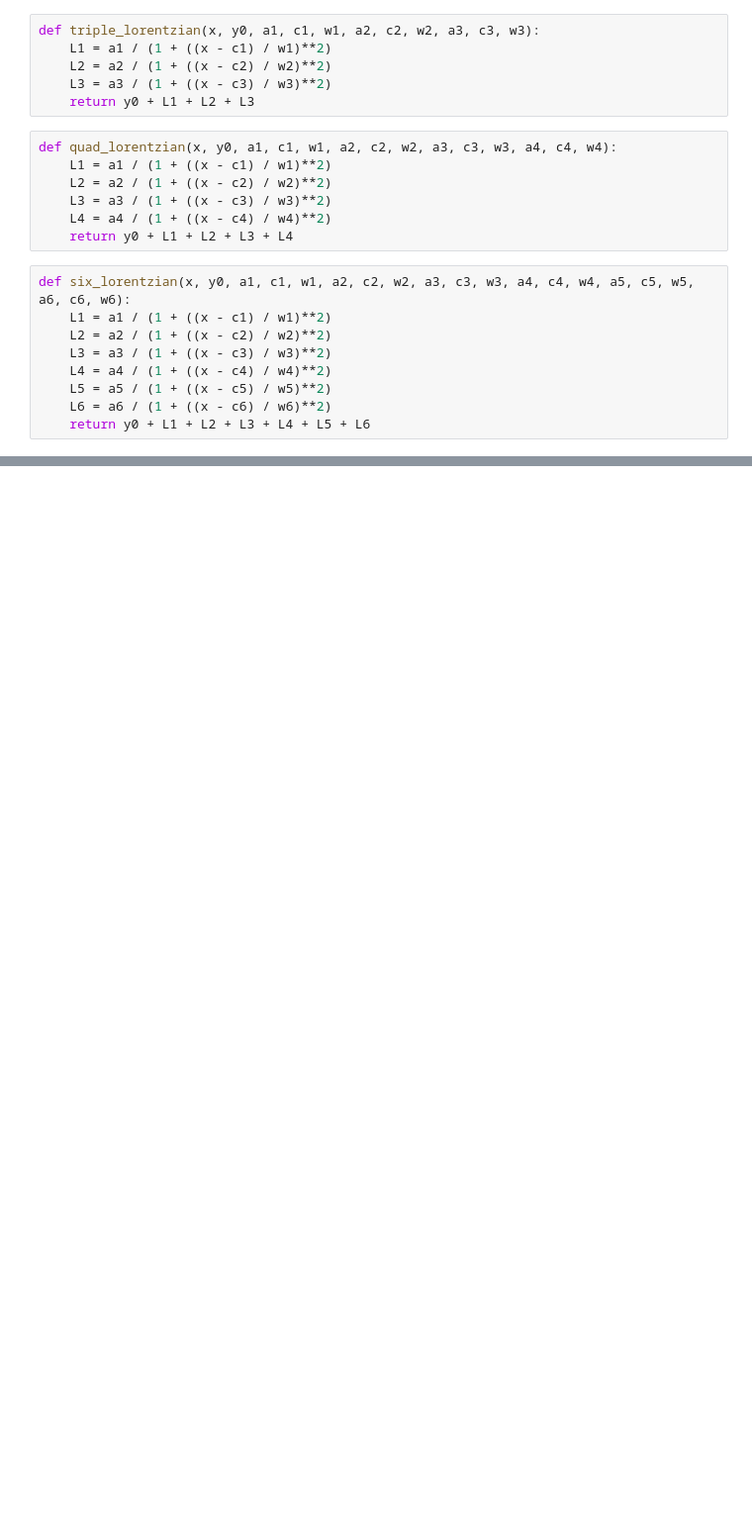
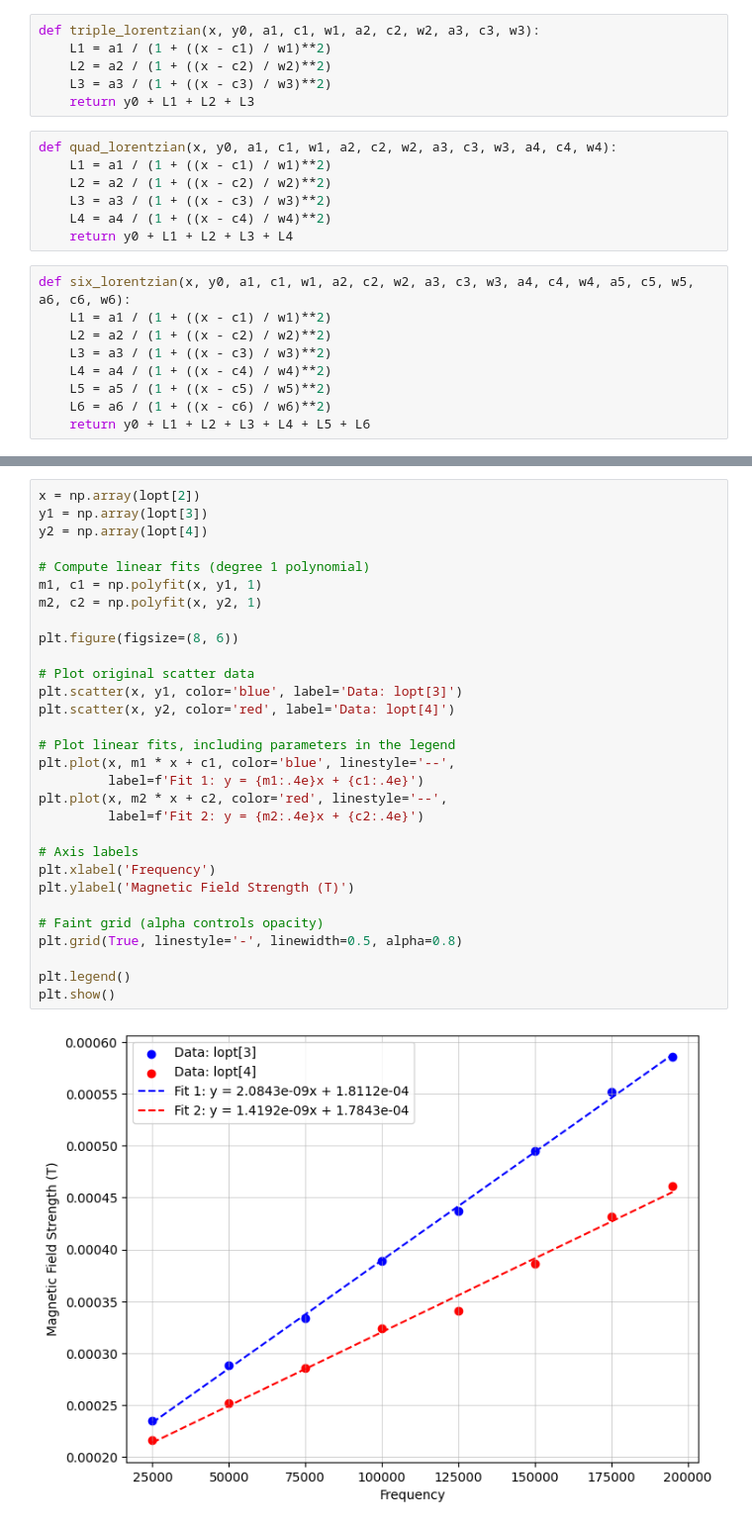
Before and after one commit to imathrock/Optical_Pumping, a Jupyter notebook: Data_analysis.ipynb, the cells around one changed output, grey strips where cells are left out. Shown at 99% size. Cells and saved outputs as stored; diff of their text form; blank space fills up the shorter version.

```diff
--- a/Data_analysis.ipynb
+++ b/Data_analysis.ipynb
@@ -206,0 +180,32 @@ plt.scatter(lopt[3],lopt[2])
+# %%
+x = np.array(lopt[2])
+y1 = np.array(lopt[3])
+y2 = np.array(lopt[4])
+
+# Compute linear fits (degree 1 polynomial)
+m1, c1 = np.polyfit(x, y1, 1)
+m2, c2 = np.polyfit(x, y2, 1)
+
+plt.figure(figsize=(8, 6))
+
+# Plot original scatter data
+plt.scatter(x, y1, color='blue', label='Data: lopt[3]')
+plt.scatter(x, y2, color='red', label='Data: lopt[4]')
+
+# Plot linear fits, including parameters in the legend
+plt.plot(x, m1 * x + c1, color='blue', linestyle='--',
+         label=f'Fit 1: y = {m1:.4e}x + {c1:.4e}')
+plt.plot(x, m2 * x + c2, color='red', linestyle='--',
+         label=f'Fit 2: y = {m2:.4e}x + {c2:.4e}')
+
+# Axis labels
+plt.xlabel('Frequency')
+plt.ylabel('Magnetic Field Strength (T)')
+
+# Faint grid (alpha controls opacity)
+plt.grid(True, linestyle='-', linewidth=0.5, alpha=0.8)
+
+plt.legend()
+plt.show()
+# %% [output]
+[figure, added]
```
Also changed, not shown: parts of 20 cells of this notebook, 5 other files.
